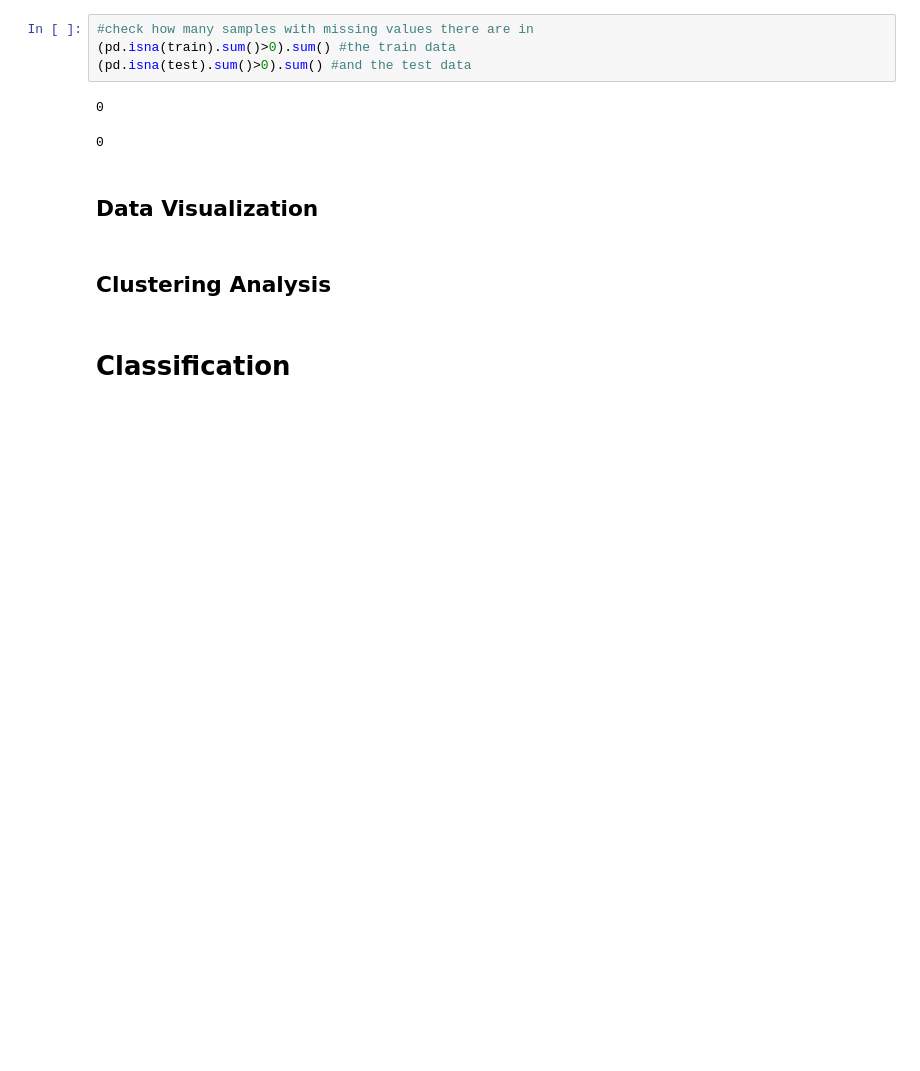
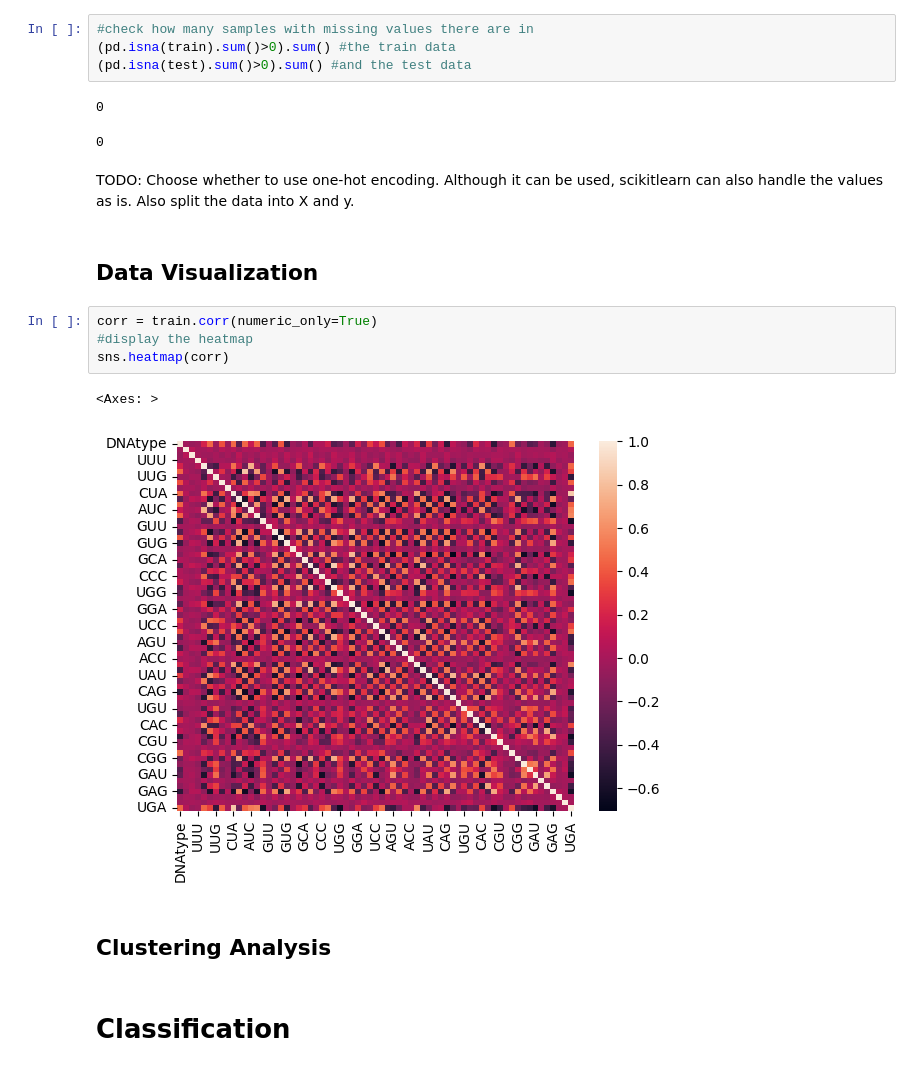
Before and after one commit to fbazzi19/mlfinalproject, a Jupyter notebook: mlfinal.ipynb, the cells around one changed output. Drawn from its saved outputs; the diff is of its cells as text; blank space fills up the shorter version.

Commit message:
added a todo in terms of data pre-processing and added a heatmap

```diff
--- a/mlfinal.ipynb
+++ b/mlfinal.ipynb
@@ -81,8 +81,17 @@ Next we check to see if there is any missing data. The project specification say
 # %% [output]
 0
 0
+# %% [markdown]
+TODO: Choose whether to use one-hot encoding. Although it can be used, scikitlearn can also handle the values as is. Also split the data into X and y.
 # %% [markdown]
 ## Data Visualization
+# %%
+corr = train.corr(numeric_only=True)
+#display the heatmap
+sns.heatmap(corr)
+# %% [output]
+<Axes: >
+[figure, added]
 # %% [markdown]
 ## Clustering Analysis
 # %% [markdown]
```
